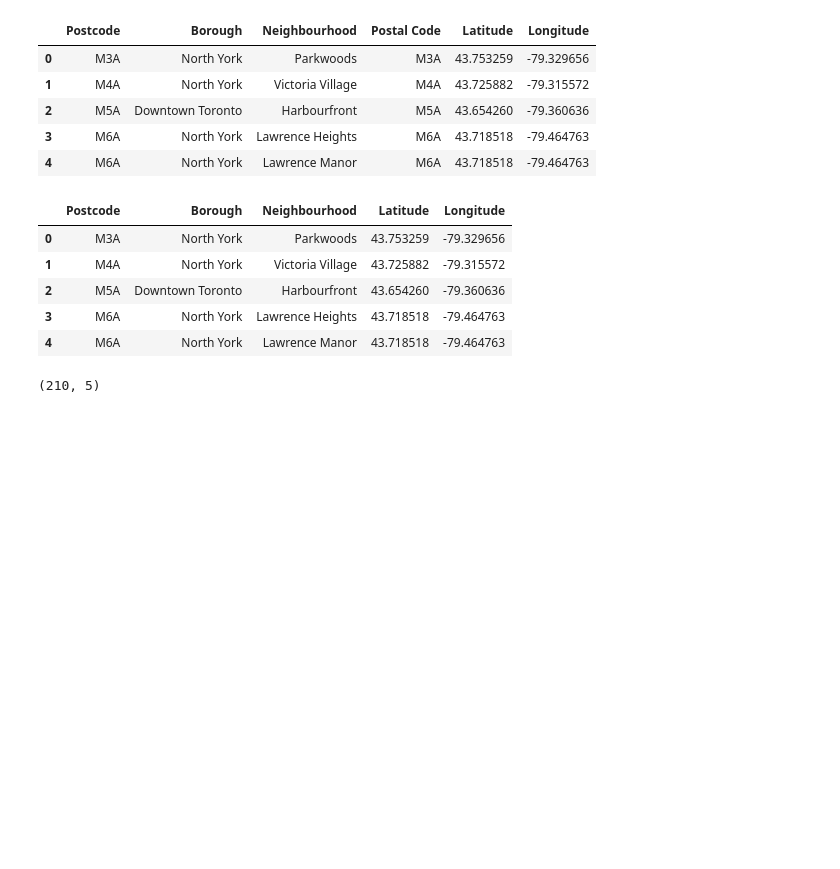
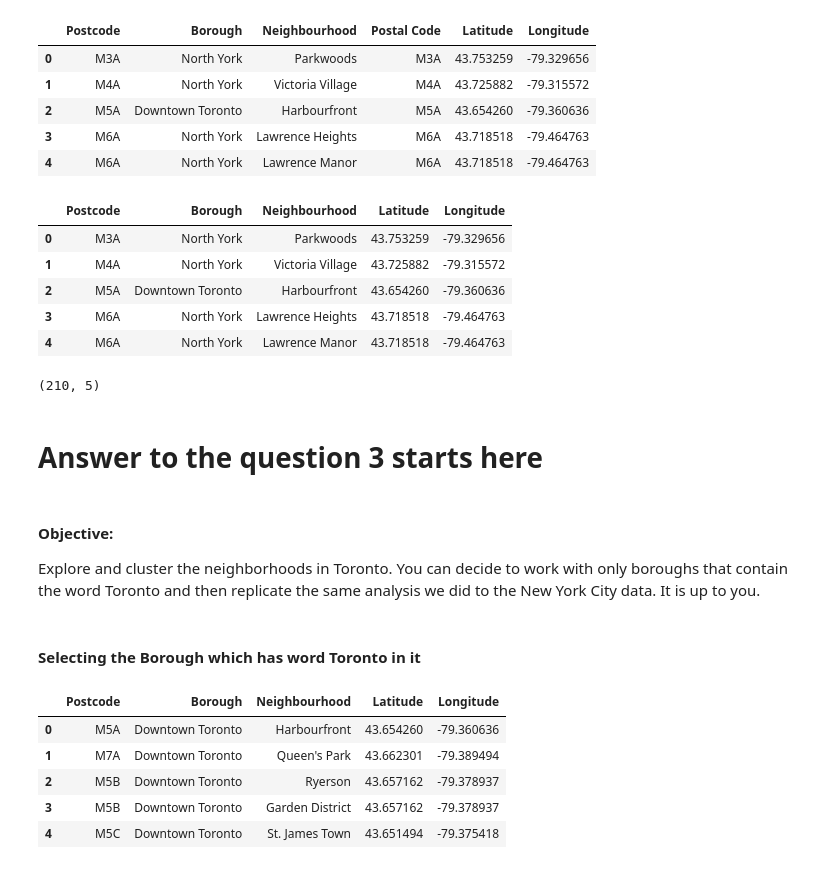
Before and after one commit to PranavNatu/Coursera_Capstone, a Jupyter notebook: Week3_Assignment_Question2.ipynb, the cells around one changed output. Saved outputs shown, nothing was run; the diff lists cells and outputs as text; code cells hidden in the pictures; blank space fills up the shorter version.

```diff
--- a/Week3_Assignment_Question2.ipynb
+++ b/Week3_Assignment_Question2.ipynb
@@ -51,3 +53,20 @@ result.head()
 result.shape
 # %% [output]
 (210, 5)
+# %% [markdown]
+# Answer to the question 3 starts here
+# %% [markdown]
+#### Objective:
+Explore and cluster the neighborhoods in Toronto. You can decide to work with only boroughs that contain the word Toronto and then replicate the same analysis we did to the New York City data. It is up to you.
+# %% [markdown]
+#### Selecting the Borough which has word Toronto in it
+# %%
+BoroughToronto=result[result['Borough'].str.contains('Toronto', case=False)].reset_index(drop=True)
+BoroughToronto.head()
+# %% [output]
+|  | Postcode | Borough | Neighbourhood | Latitude | Longitude |
+| 0 | M5A | Downtown Toronto | Harbourfront | 43.654260 | -79.360636 |
+| 1 | M7A | Downtown Toronto | Queen's Park | 43.662301 | -79.389494 |
+| 2 | M5B | Downtown Toronto | Ryerson | 43.657162 | -79.378937 |
+| 3 | M5B | Downtown Toronto | Garden District | 43.657162 | -79.378937 |
+| 4 | M5C | Downtown Toronto | St. James Town | 43.651494 | -79.375418 |
```
Also changed, not shown: parts of 20 cells of this notebook.
